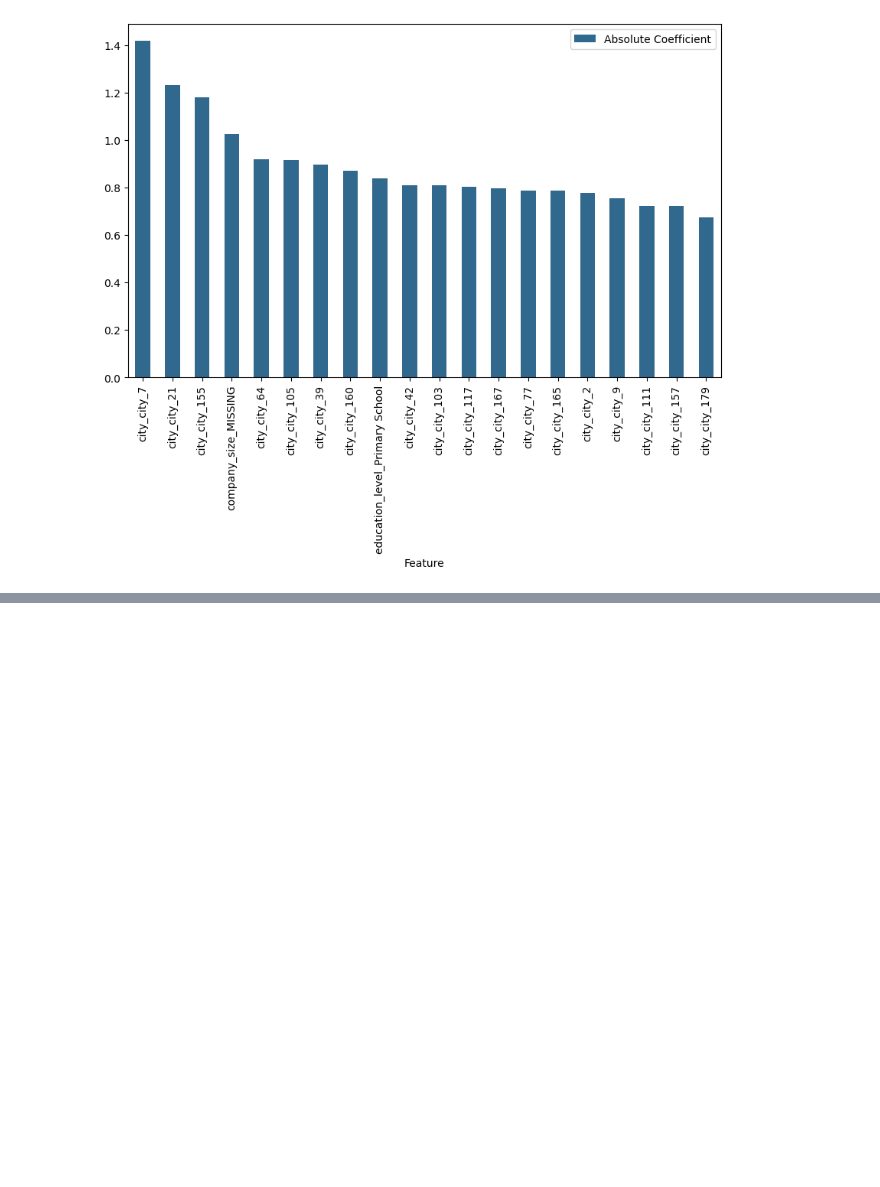
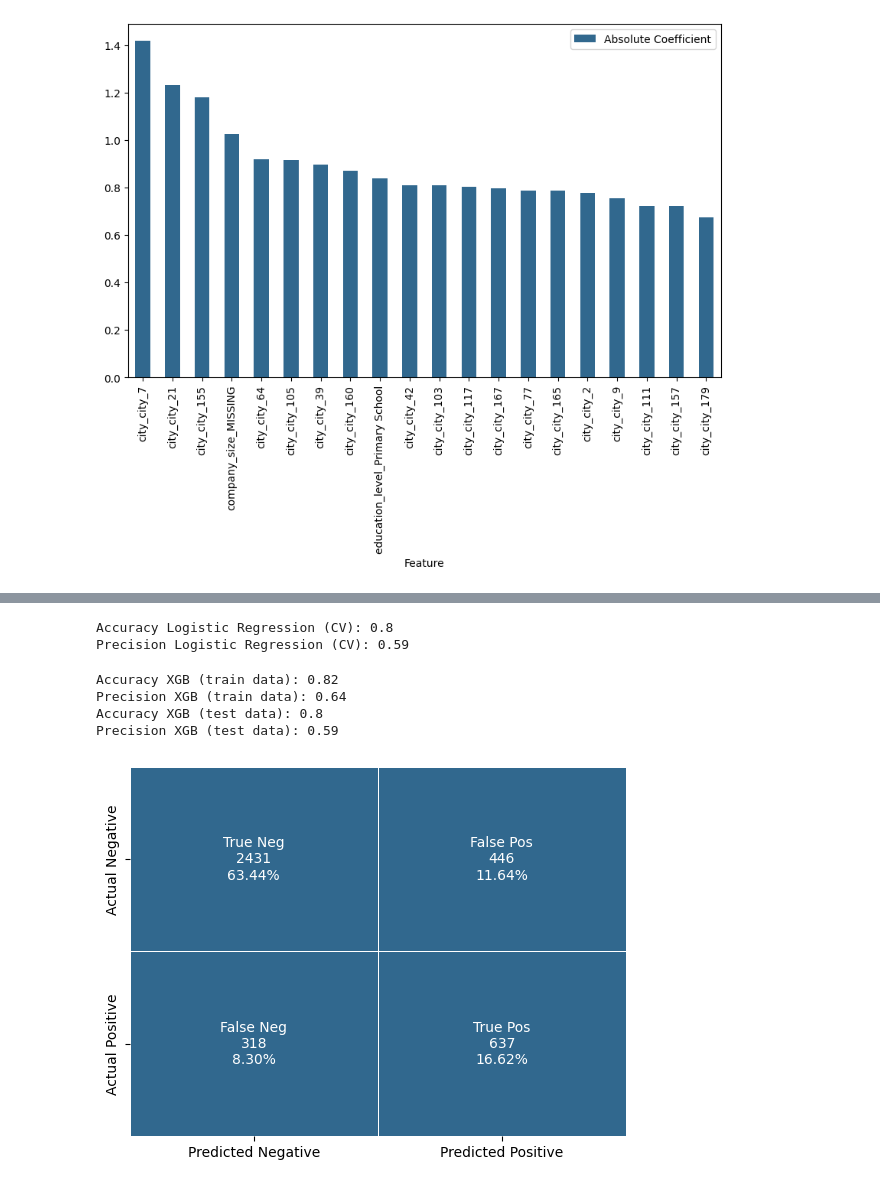
Before and after one commit to scheinmensch/HR-Analytics, a Jupyter notebook: Model.ipynb, the cells around one changed output, grey strips where cells are left out. Saved outputs shown, nothing was run; the diff lists cells and outputs as text; code cells hidden in the pictures; blank space fills up the shorter version.

```diff
--- a/Model.ipynb
+++ b/Model.ipynb
@@ -383,8 +411,0 @@ Precision Random Forest (CV): 0.6
-# %%
-# fit the model
-forest.fit(X_train, y_train)
-
-# predict
-y_hat_forest = forest.predict(X_test)
-print("Accuracy Random Forest:", accuracy_score(y_test, y_hat_forest).round(2))
-print("Precision Random Forest:", precision_score(y_test, y_hat_forest).round(2))
@@ -425,0 +418,47 @@ bootstrap= True, class_weight= None, criterion= 'gini', max_depth= 30, max_featu
+# %%
+# define the XGB Classifier
+xgb = Pipeline(steps=[
+    ('preprocessor', preprocessor),
+    ('SMOTE', SMOTE(sampling_strategy= 1.0, k_neighbors= 7, random_state=RSEED)),
+    ('xgb', XGBClassifier(subsample= 0.7, scale_pos_weight= 1, n_estimators= 1000, min_child_weight= 1, max_depth= 10, learning_rate= 0.01, gamma= 0.2, colsample_bytree= 0.7, random_state=RSEED))
+])
+# %%
+# cross validation
+
+y_hat_xgb_cv = cross_val_predict(xgb, X_train, y_train, cv=5)
+print("Accuracy Logistic Regression (CV):", accuracy_score(y_train, y_hat_xgb_cv).round(2))
+print("Precision Logistic Regression (CV):", precision_score(y_train, y_hat_xgb_cv).round(2))
+# %% [output]
+Accuracy Logistic Regression (CV): 0.8
+Precision Logistic Regression (CV): 0.59
+# %%
+# fit the model
+xgb.fit(X_train, y_train)
+
+# predict
+y_hat_xgb_train = xgb.predict(X_train)
+y_hat_xgb_test = xgb.predict(X_test)
+
+print("Accuracy XGB (train data):", accuracy_score(y_train, y_hat_xgb_train).round(2))
+print("Precision XGB (train data):", precision_score(y_train, y_hat_xgb_train).round(2))
+print("Accuracy XGB (test data):", accuracy_score(y_test, y_hat_xgb_test).round(2))
+print("Precision XGB (test data):", precision_score(y_test, y_hat_xgb_test).round(2))
+# %% [output]
+Accuracy XGB (train data): 0.82
+Precision XGB (train data): 0.64
+Accuracy XGB (test data): 0.8
+Precision XGB (test data): 0.59
+# %%
+cfm_xgb = confusion_matrix(y_test, y_hat_xgb_test)
+group_names = ['True Neg','False Pos','False Neg','True Pos']
+group_counts = ['{0:0.0f}'.format(value) for value in
+                cfm_xgb.flatten()]
+group_percentages = ['{0:.2%}'.format(value) for value in
+                     cfm_xgb.flatten()/np.sum(cfm_xgb)]
+labels = [f'{v1}\n{v2}\n{v3}' for v1, v2, v3 in
+          zip(group_names,group_counts,group_percentages)]
+labels = np.asarray(labels).reshape(2,2)
+sns.heatmap(cfm_xgb, annot=labels, fmt='', cmap = ['#31688e'], cbar=False, xticklabels=['Predicted Negative', 'Predicted Positive'],
+            yticklabels=['Actual Negative', 'Actual Positive'], linewidths=0.5, linecolor='white');
+# %% [output]
+[figure, added]
```
Also changed, not shown: parts of 28 cells of this notebook.
